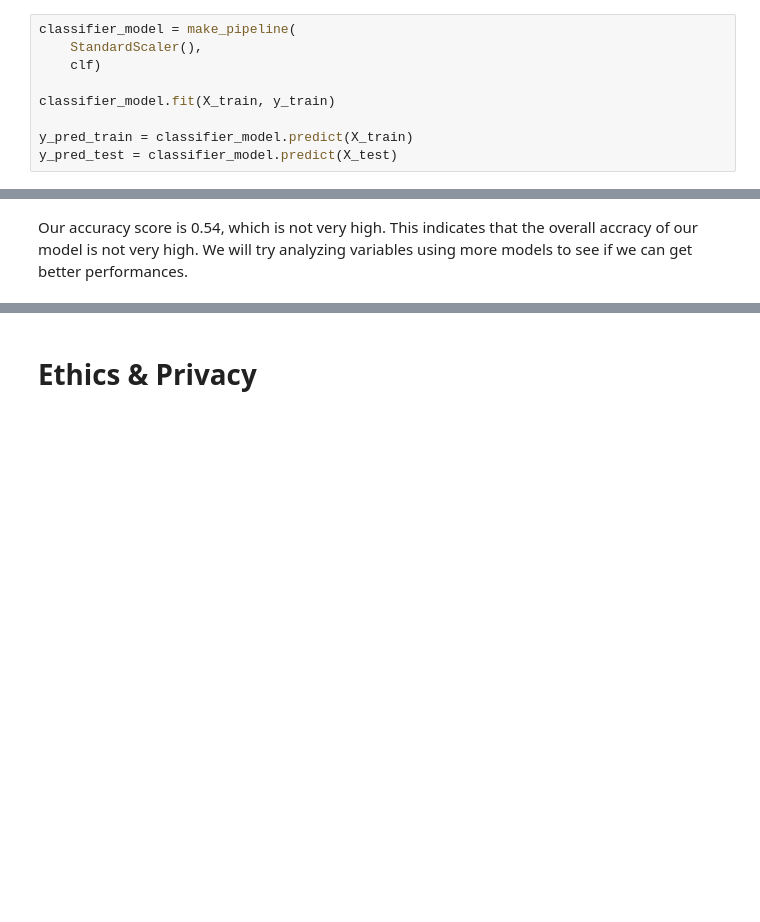
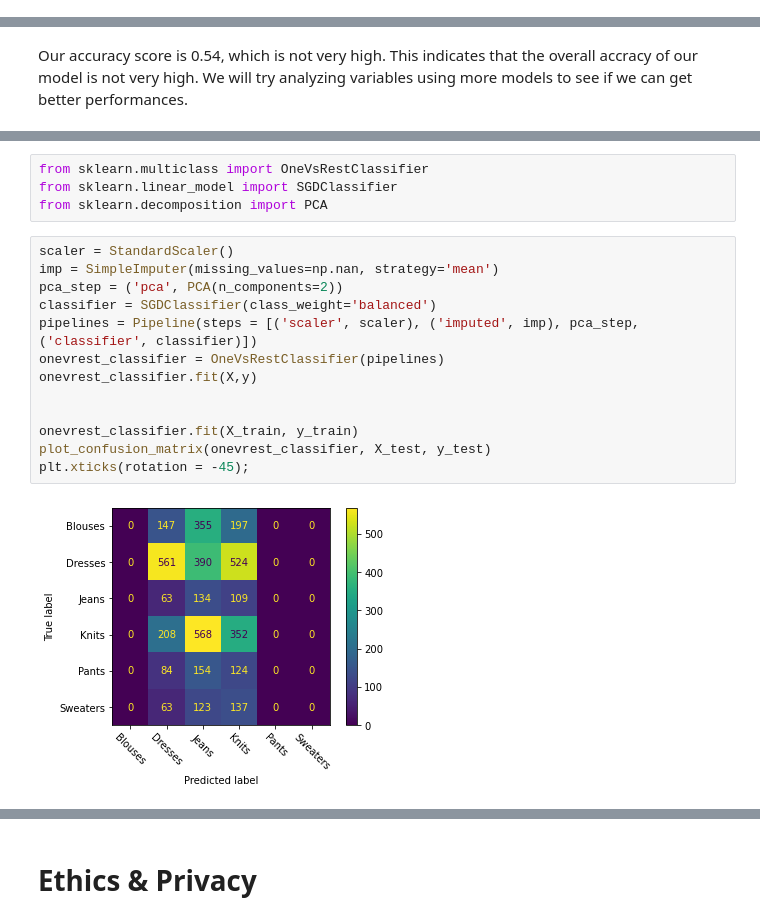
Before and after one commit to mf02511/AmazonReview-Classification, a Jupyter notebook: CheckpointGroup027-Wi23.ipynb, the cells around one changed output, grey strips where cells are left out. Saved outputs shown, nothing was run; the diff lists cells and outputs as text; blank space fills up the shorter version.

```diff
--- a/CheckpointGroup027-Wi23.ipynb
+++ b/CheckpointGroup027-Wi23.ipynb
@@ -422,9 +453,0 @@ from sklearn.svm import SVC
-# %%
-classifier_model = make_pipeline(
-    StandardScaler(),
-    clf)
-
-classifier_model.fit(X_train, y_train)
-
-y_pred_train = classifier_model.predict(X_train)
-y_pred_test = classifier_model.predict(X_test)
@@ -475,0 +527,19 @@ Our accuracy score is 0.54, which is not very high. This indicates that the over
+# %%
+from sklearn.multiclass import OneVsRestClassifier
+from sklearn.linear_model import SGDClassifier
+from sklearn.decomposition import PCA
+# %%
+scaler = StandardScaler()
+imp = SimpleImputer(missing_values=np.nan, strategy='mean')
+pca_step = ('pca', PCA(n_components=2))
+classifier = SGDClassifier(class_weight='balanced')
+pipelines = Pipeline(steps = [('scaler', scaler), ('imputed', imp), pca_step, ('classifier', classifier)])
+onevrest_classifier = OneVsRestClassifier(pipelines)
+onevrest_classifier.fit(X,y)
+
+
+onevrest_classifier.fit(X_train, y_train)
+plot_confusion_matrix(onevrest_classifier, X_test, y_test)
+plt.xticks(rotation = -45);
+# %% [output]
+[figure, added]
```
Also changed, not shown: parts of 11 cells of this notebook.
